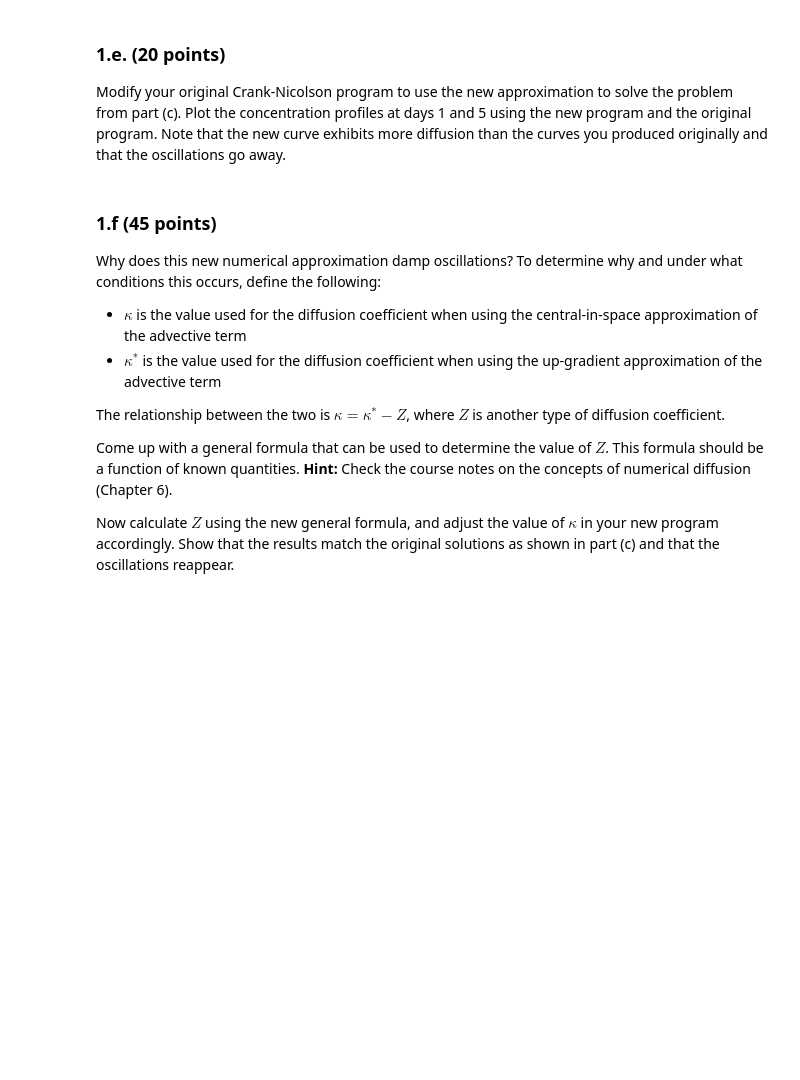
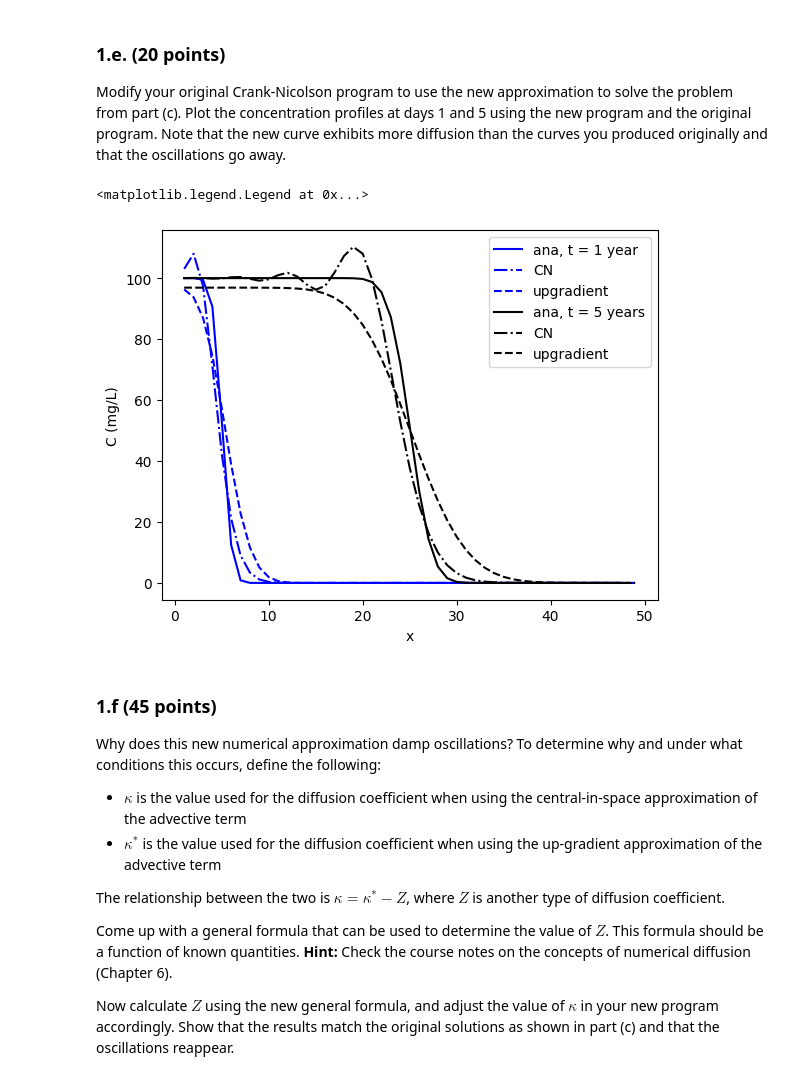
Before and after one commit to chegermiller/CEWA572_SQ2024, a Jupyter notebook: practice_midterm.ipynb, the cells around one changed output. Cells and saved outputs as stored; diff of their text form; code cells hidden in the pictures; blank space fills up the shorter version.

```diff
--- a/practice_midterm.ipynb
+++ b/practice_midterm.ipynb
@@ -68,3 +331,33 @@ Modify your original Crank-Nicolson program to use the new approximation to solv
+# %%
+t0 = 0
+
+C_upgrad = np.empty((m, n))
+C_xt = np.zeros_like(x)
+C_upgrad[0, :] = C_xt
+t = np.zeros((m))
+t[0] = t0
+
+IA1 = np.linalg.inv(A1)
+for i in range(m-1):
+    tempC = np.matmul(A2, C_xt[:, np.newaxis]) + B1
+    C_n = np.matmul(IA1, tempC)
+    C_upgrad[i+1, :] = C_n.flatten()
+    C_xt = C_n.flatten()
+    t[i+1] = t[i] + dt
+# %%
+fig, ax = plt.subplots(1)
+ax.plot(x, C_ana_1, 'b', lw=1.5, label='ana, t = 1 year')
+ax.plot(x, C[20,:], 'b-.', lw=1.5, label='CN')
+ax.plot(x, C_upgrad[20,:], 'b--', lw=1.5, label='upgradient')
+ax.plot(x, C_ana_5, 'k', lw=1.5, label='ana, t = 5 years')
+ax.plot(x, C[-1,:], 'k-.', lw=1.5, label='CN')
+ax.plot(x, C_upgrad[-1,:], 'k--', lw=1.5, label='upgradient')
+ax.set_xlabel('x')
+ax.set_ylabel('C (mg/L)')
+ax.legend()
+# %% [output]
+<matplotlib.legend.Legend at 0x...>
+[figure, added]
 # %% [markdown]
 ### 1.f (45 points)
 
```
Also changed, not shown: parts of 13 cells of this notebook.
